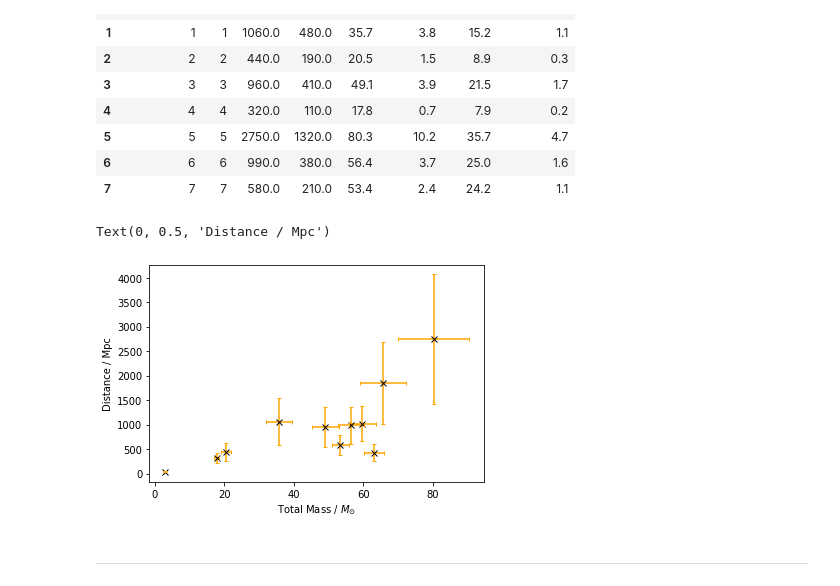
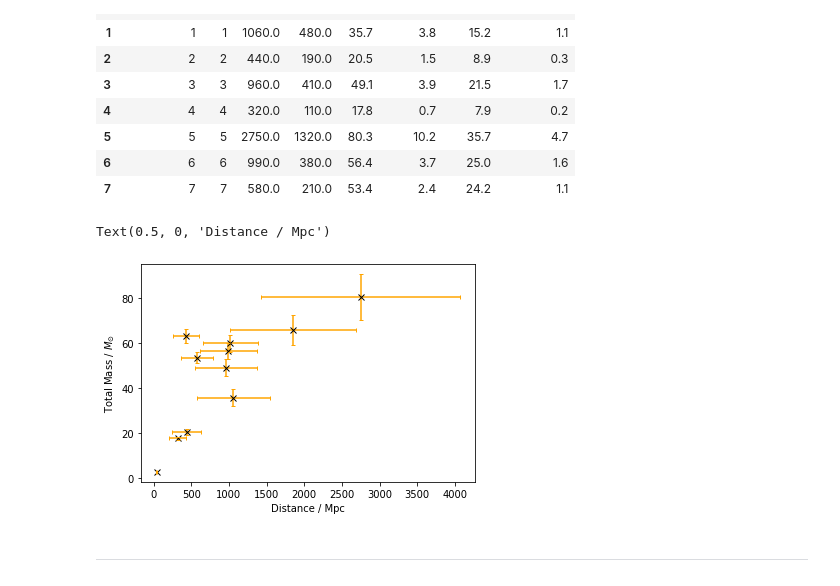
Before and after one commit to Clarke-Jools-36/DataAnalysis22, a Jupyter notebook: CA2_MiniProject.ipynb, the cells around one changed output. Cells and saved outputs as stored; diff of their text form; code cells hidden in the pictures.

```diff
--- a/CA2_MiniProject.ipynb
+++ b/CA2_MiniProject.ipynb
@@ -79,18 +79,18 @@ dataIn.head(8)
 | 6 | 6 | 6 | 990.0 | 380.0 | 56.4 | 3.7 | 25.0 | 1.6 |
 | 7 | 7 | 7 | 580.0 | 210.0 | 53.4 | 2.4 | 24.2 | 1.1 |
 # %%
-plt.plot(dataIn["Mtot"], dataIn["DL"], "kx")
-plt.errorbar(dataIn["Mtot"], dataIn["DL"],
-             xerr=dataIn["Mtot_err"], yerr=dataIn["DL_err"],
+plt.plot(dataIn["DL"],dataIn["Mtot"],  "kx")
+plt.errorbar(dataIn["DL"], dataIn["Mtot"],
+             yerr=dataIn["Mtot_err"], xerr=dataIn["DL_err"],
              fmt="none",
              ecolor="orange",
              capsize=2)
 
-plt.xlabel("Total Mass / $M_{\odot}$")
-plt.ylabel("Distance / Mpc")
+plt.ylabel("Total Mass / $M_{\odot}$")
+plt.xlabel("Distance / Mpc")
 # %% [output]
-Text(0, 0.5, 'Distance / Mpc')
+Text(0.5, 0, 'Distance / Mpc')
-[figure, old version]
+[figure, new version]
 # %% [markdown]
 ***
 # %% [markdown]
```
Also changed, not shown: parts of 2 cells of this notebook.
